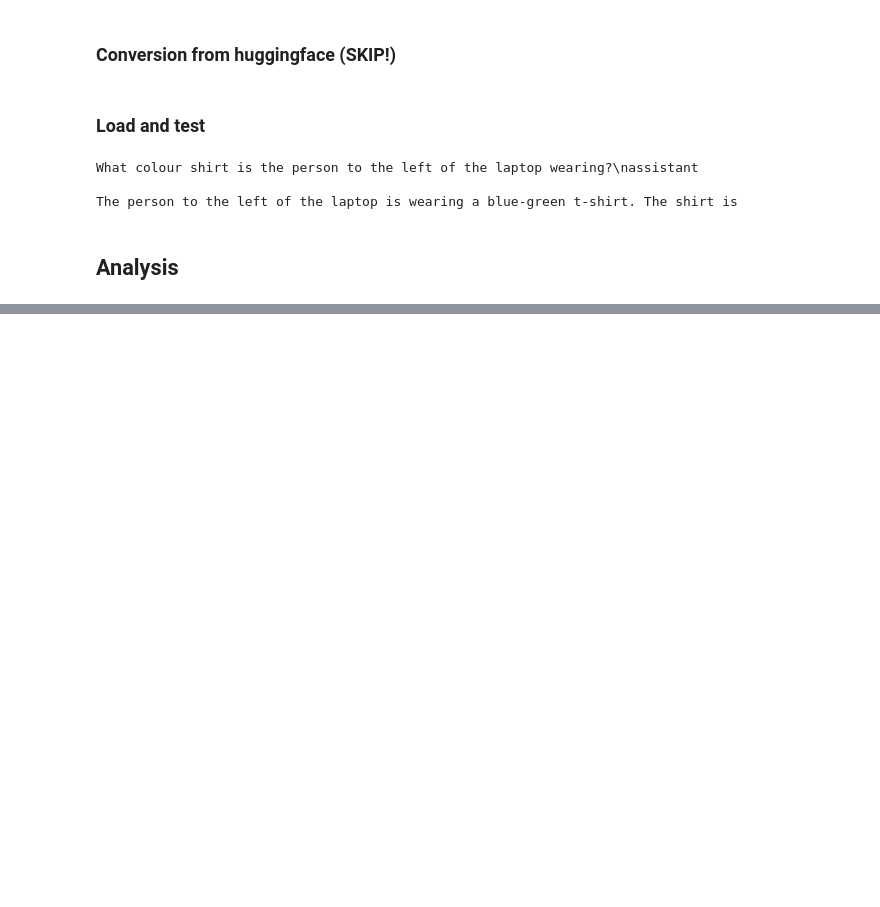
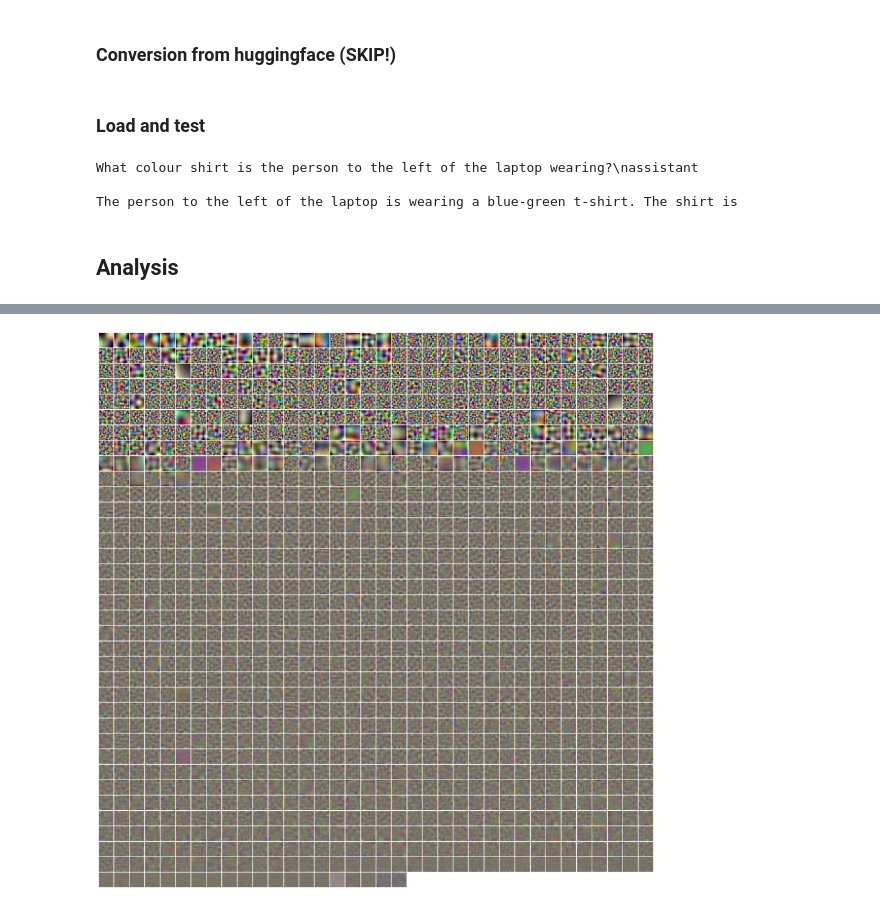
Before and after one commit to graphcore-research/llama-mobile-vlm, a Jupyter notebook: 20241022-MllamaExample/MllamaBlog.ipynb, the cells around one changed output, grey strips where cells are left out. Saved outputs shown, nothing was run; the diff lists cells and outputs as text; code cells hidden in the pictures; blank space fills up the shorter version.

```diff
--- a/20241022-MllamaExample/MllamaBlog.ipynb
+++ b/20241022-MllamaExample/MllamaBlog.ipynb
@@ -641,0 +724,23 @@ save("pre_rescaling")
+# %%
+t = params.vision.patch_embedding.reshape(1280, 14, 14, 3).detach().cpu().float()
+
+# Scale up by the presumed (Glorot) initialisation scale of t, then rescale to image
+t = (t
+    * config.vision.patch_size * (3**.5) * tensor(config.vision.image_std)
+    + tensor(config.vision.image_mean)
+).clip(0, 1)
+
+# Sort by standard deviation
+t = t[torch.argsort(-t.std(dim=(1,2,3)))]
+
+d = int(np.ceil(1280**.5))
+# d = 20
+_, axs = plt.subplots(d, d, figsize=(20, 20))
+for tt, ax in zip(t, axs.flatten()):
+    ax.imshow(tt)
+for ax in axs.flatten():
+    ax.axis("off")
+plt.subplots_adjust(0, 0, 1, 1, wspace=0.05, hspace=0.05)
+save("patch_embedding")
+# %% [output]
+[figure, added]
```
Also changed, not shown: parts of 33 cells of this notebook, 1 other file.
